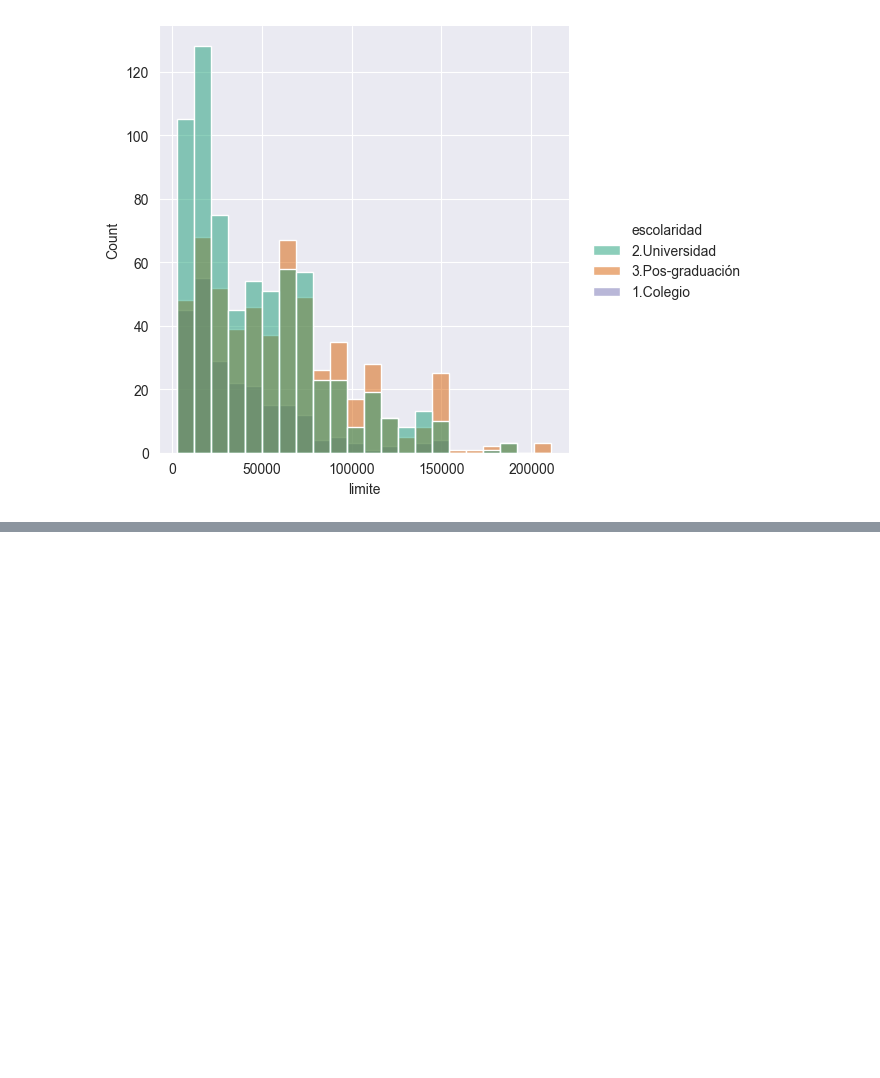
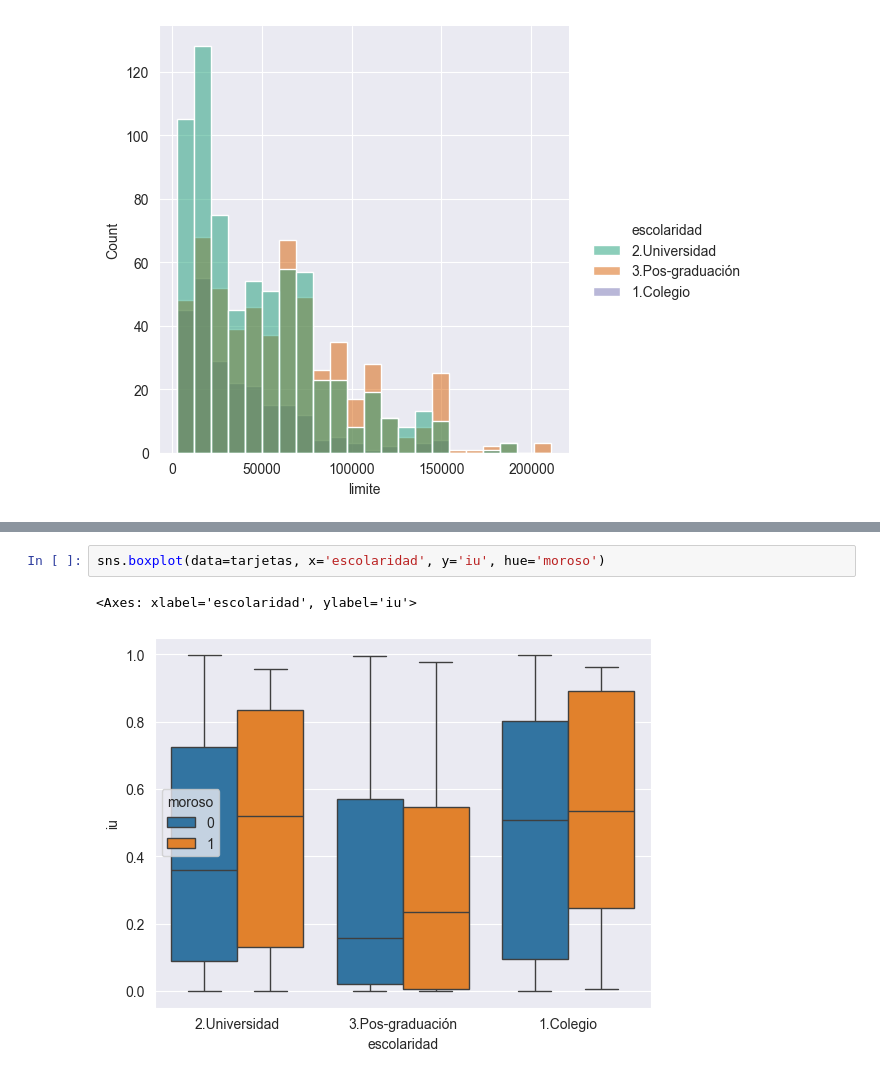
Before and after one commit to AngelMasterr/Python-para-Data-Science, a Jupyter notebook: Data_Visualization - Explorando_con_Seaborn/Empezando_con_seaborn.ipynb, the cells around one changed output, grey strips where cells are left out. Saved outputs shown, nothing was run; the diff lists cells and outputs as text; blank space fills up the shorter version.

```diff
--- a/Data_Visualization - Explorando_con_Seaborn/Empezando_con_seaborn.ipynb
+++ b/Data_Visualization - Explorando_con_Seaborn/Empezando_con_seaborn.ipynb
@@ -82,0 +102,5 @@ sns.displot(data=tarjetas, x='limite', hue='escolaridad', palette='Dark2');
+# %%
+sns.boxplot(data=tarjetas, x='escolaridad', y='iu', hue='moroso')
+# %% [output]
+<Axes: xlabel='escolaridad', ylabel='iu'>
+[figure, added]
```
Also changed, not shown: parts of 6 cells of this notebook.
